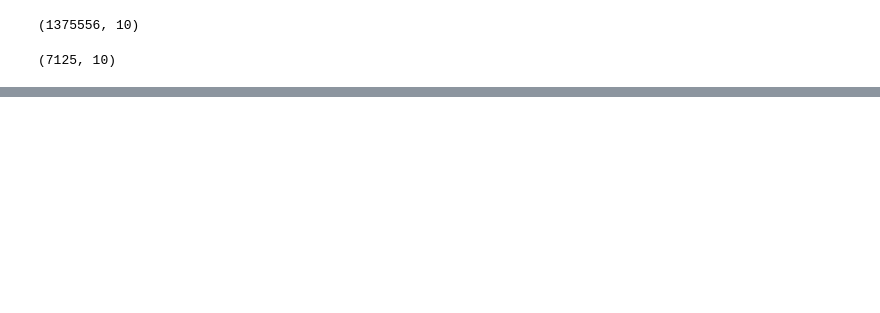
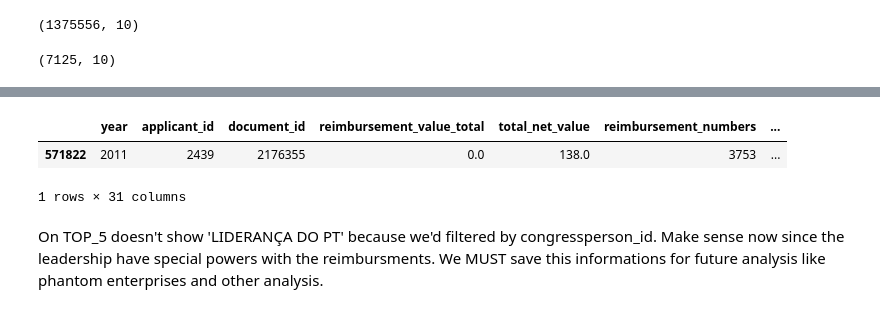
Before and after one commit to okfn-brasil/serenata-de-amor, a Jupyter notebook: develop/2017-07-11-conexao-reporter-exploratory-analysis.ipynb, the cells around one changed output, grey strips where cells are left out. Cells and saved outputs as stored; diff of their text form; code cells hidden in the pictures; blank space fills up the shorter version.

```diff
--- a/develop/2017-07-11-conexao-reporter-exploratory-analysis.ipynb
+++ b/develop/2017-07-11-conexao-reporter-exploratory-analysis.ipynb
@@ -165,0 +208,8 @@ only_suspicions_current_term.shape
+# %%
+reimbursements[reimbursements['applicant_id']=='2439'].head(1)
+# %% [output]
+|  | year | applicant_id | document_id | reimbursement_value_total | total_net_value | reimbursement_numbers | ... |
+| 571822 | 2011 | 2439 | 2176355 | 0.0 | 138.0 | 3753 | ... |
+1 rows × 31 columns
+# %% [markdown]
+On TOP_5 doesn't show 'LIDERANÇA DO PT' because we'd filtered by congressperson_id. Make sense now since the leadership have special powers with the reimbursments. We MUST save this informations for future analysis like phantom enterprises and other analysis.
```
Also changed, not shown: parts of 14 cells of this notebook, 2 other files.
